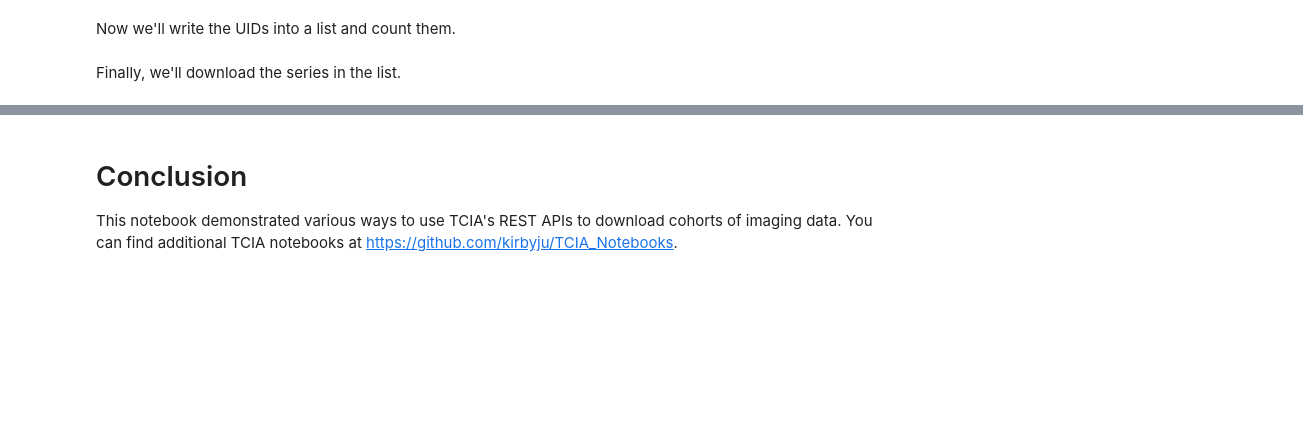
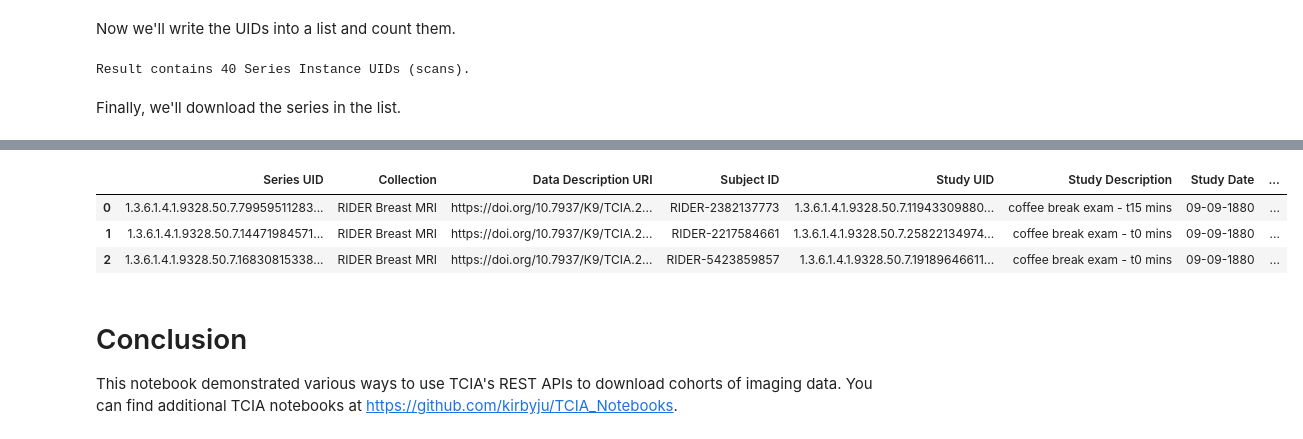
Before and after one commit to kirbyju/TCIA_Notebooks, a Jupyter notebook: TCIA_REST_API_Downloads_for_Public_Datasets.ipynb, the cells around one changed output, grey strips where cells are left out. Saved outputs shown, nothing was run; the diff lists cells and outputs as text; code cells hidden in the pictures; blank space fills up the shorter version.

Commit message:
updated download function to read from dataframe instead of json

```diff
--- a/TCIA_REST_API_Downloads_for_Public_Datasets.ipynb
+++ b/TCIA_REST_API_Downloads_for_Public_Datasets.ipynb
@@ -64,13 +64,13 @@ def downloadSeries(api_url, series_data, csv_filename=""):
     seriesUID = ''
     count = 0
     for x in series_data:
-        seriesUID = x['SeriesInstanceUID']
+        seriesUID = x # ['SeriesInstanceUID']
         data_url = api_url + "getImage?SeriesInstanceUID=" + seriesUID
         print("Downloading " + data_url)
         data = requests.get(data_url)
         file = zipfile.ZipFile(BytesIO(data.content))
         # print(file.namelist())
-        file.extractall(path = "apiDownload/" + collection + "/" + seriesUID)
+        file.extractall(path = "apiDownload/" + "/" + seriesUID)
         # write the series metadata to a dataframe
         metadata_url = api_url + "getSeriesMetaData?SeriesInstanceUID=" + seriesUID
         metadata = requests.get(metadata_url).json()
@@ -201,13 +263,15 @@ else:
 Now we'll write the UIDs into a list and count them.
 # %%
 # initialize variable
-uid_list = []
+series_data = []
 
 # open file
 with open("manifest.tcia") as f:
     for line in f:
-        uid_list.append(line.rstrip())
+        series_data.append(line.rstrip())
 
-print("Result contains", len(uid_list), "Series Instance UIDs (scans).")
+print("Result contains", len(series_data), "Series Instance UIDs (scans).")
+# %% [output]
+Result contains 40 Series Instance UIDs (scans).
 # %% [markdown]
 Finally, we'll download the series in the list.
@@ -241,0 +278,4 @@ display(manifestDF)
+# %%
+# feed series_data to our downloadSeries function
+downloadSeries(base_url, series_data, "RIDER-Breast-MRI_manifest")
+# %% [output]
@@ -242,3 +285,7 @@ display(manifestDF)
+|  | Series UID | Collection | Data Description URI | Subject ID | Study UID | Study Description | Study Date | ... |
+| 0 | 1.3.6.1.4.1.9328.50.7.79959511283... | RIDER Breast MRI | https://doi.org/10.7937/K9/TCIA.2... | RIDER-2382137773 | 1.3.6.1.4.1.9328.50.7.11943309880... | coffee break exam - t15 mins | 09-09-1880 | ... |
+| 1 | 1.3.6.1.4.1.9328.50.7.14471984571... | RIDER Breast MRI | https://doi.org/10.7937/K9/TCIA.2... | RIDER-2217584661 | 1.3.6.1.4.1.9328.50.7.25822134974... | coffee break exam - t0 mins | 09-09-1880 | ... |
+| 2 | 1.3.6.1.4.1.9328.50.7.16830815338... | RIDER Breast MRI | https://doi.org/10.7937/K9/TCIA.2... | RIDER-5423859857 | 1.3.6.1.4.1.9328.50.7.19189646611... | coffee break exam - t0 mins | 09-09-1880 | ... |
 # %% [markdown]
 # Conclusion
 This notebook demonstrated various ways to use TCIA's REST APIs to download cohorts of imaging data.  You can find additional TCIA notebooks at https://github.com/kirbyju/TCIA_Notebooks.
```
Also changed, not shown: parts of 12 cells of this notebook.
